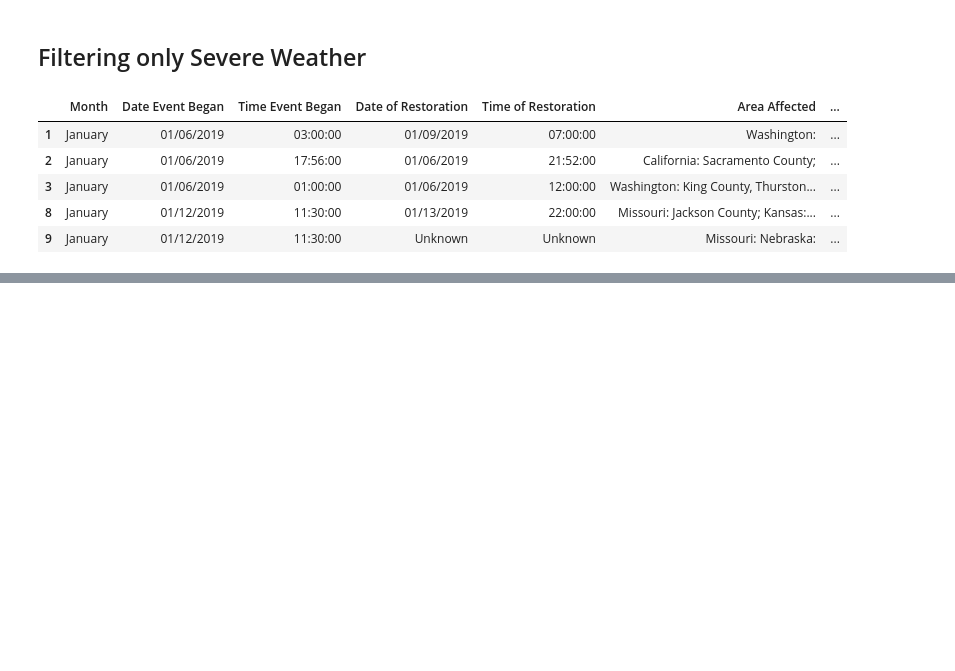
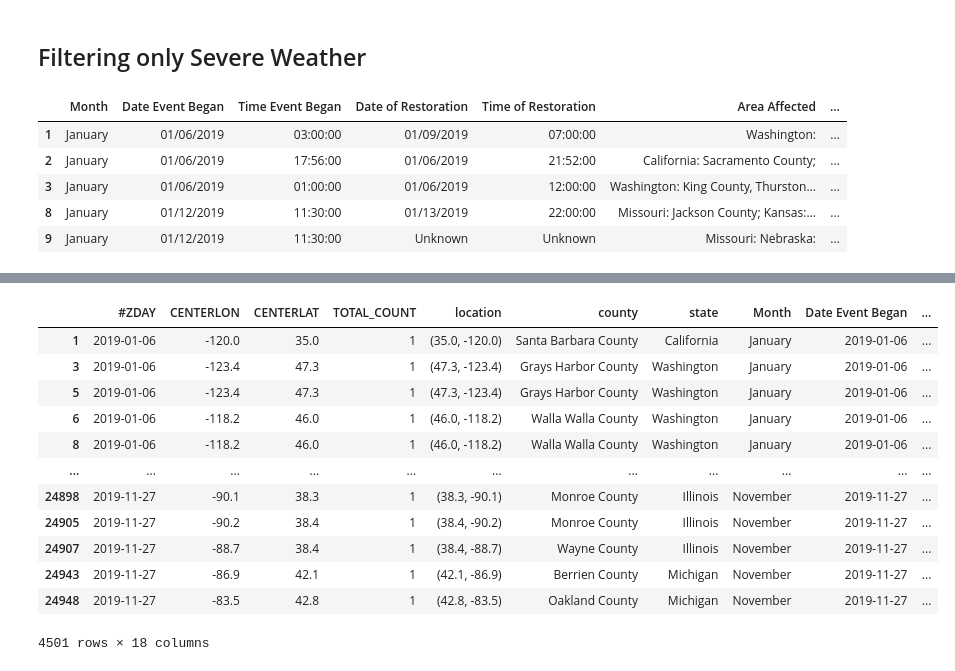
Before and after one commit to amourayuba/Power-Outage-Prediction, a Jupyter notebook: codes/Weather_Outage_Merge_Attempt_junaid.ipynb, the cells around one changed output, grey strips where cells are left out. Drawn from its saved outputs; the diff is of its cells as text; code cells hidden in the pictures; blank space fills up the shorter version.

Commit message:
merge attempt and saved merged file
added a merge attempt.
the file is in "merged_2019.csv" on the root

one can attempt similar on multiple years

```diff
--- a/codes/Weather_Outage_Merge_Attempt_junaid.ipynb
+++ b/codes/Weather_Outage_Merge_Attempt_junaid.ipynb
@@ -75,0 +119,3 @@ sev_weather_power_2019.head()
+# %%
+# Filter df2 based on whether #ZDAY falls within the range of Date Event Began and Date of Restoration in df2
+df2_filtered = df2[df2['Date Event Began'].isin(df1['#ZDAY']) & df2['Date of Restoration'].isin(df1['#ZDAY'])]
@@ -75,0 +138,11 @@ sev_weather_power_2019.head()
+# %%
+df2_filtered_copy = df2_filtered.copy()
+
+# Check if county in df1 is contained within Area Affected in df2_filtered_copy
+df2_filtered_copy['is_county_in_area'] = df2_filtered_copy.apply(lambda row: any(county in row['Area Affected'] for county in df1['county']), axis=1)
+# %%
+# Merge df1 with the filtered df2 based on the condition is_county_in_area is True
+merged_df = pd.merge(df1, df2_filtered_copy[df2_filtered_copy['is_county_in_area']], how='inner', left_on='#ZDAY', right_on='Date Event Began')
+
+# Drop the temporary column
+merged_df.drop(columns='is_county_in_area', inplace=True)
@@ -75,0 +164,18 @@ sev_weather_power_2019.head()
+# %%
+filtered_df = merged_df[merged_df.apply(lambda row: row['county'] in row['Area Affected'] or row['state'] in row['Area Affected'], axis=1)]
+# %%
+filtered_df
+# %% [output]
+|  | #ZDAY | CENTERLON | CENTERLAT | TOTAL_COUNT | location | county | state | Month | Date Event Began | ... |
+| 1 | 2019-01-06 | -120.0 | 35.0 | 1 | (35.0, -120.0) | Santa Barbara County | California | January | 2019-01-06 | ... |
+| 3 | 2019-01-06 | -123.4 | 47.3 | 1 | (47.3, -123.4) | Grays Harbor County | Washington | January | 2019-01-06 | ... |
+| 5 | 2019-01-06 | -123.4 | 47.3 | 1 | (47.3, -123.4) | Grays Harbor County | Washington | January | 2019-01-06 | ... |
+| 6 | 2019-01-06 | -118.2 | 46.0 | 1 | (46.0, -118.2) | Walla Walla County | Washington | January | 2019-01-06 | ... |
+| 8 | 2019-01-06 | -118.2 | 46.0 | 1 | (46.0, -118.2) | Walla Walla County | Washington | January | 2019-01-06 | ... |
+| ... | ... | ... | ... | ... | ... | ... | ... | ... | ... | ... |
+| 24898 | 2019-11-27 | -90.1 | 38.3 | 1 | (38.3, -90.1) | Monroe County | Illinois | November | 2019-11-27 | ... |
+| 24905 | 2019-11-27 | -90.2 | 38.4 | 1 | (38.4, -90.2) | Monroe County | Illinois | November | 2019-11-27 | ... |
+| 24907 | 2019-11-27 | -88.7 | 38.4 | 1 | (38.4, -88.7) | Wayne County | Illinois | November | 2019-11-27 | ... |
+| 24943 | 2019-11-27 | -86.9 | 42.1 | 1 | (42.1, -86.9) | Berrien County | Michigan | November | 2019-11-27 | ... |
+| 24948 | 2019-11-27 | -83.5 | 42.8 | 1 | (42.8, -83.5) | Oakland County | Michigan | November | 2019-11-27 | ... |
+4501 rows × 18 columns
```
Also changed, not shown: parts of 12 cells of this notebook, 1 other file.
